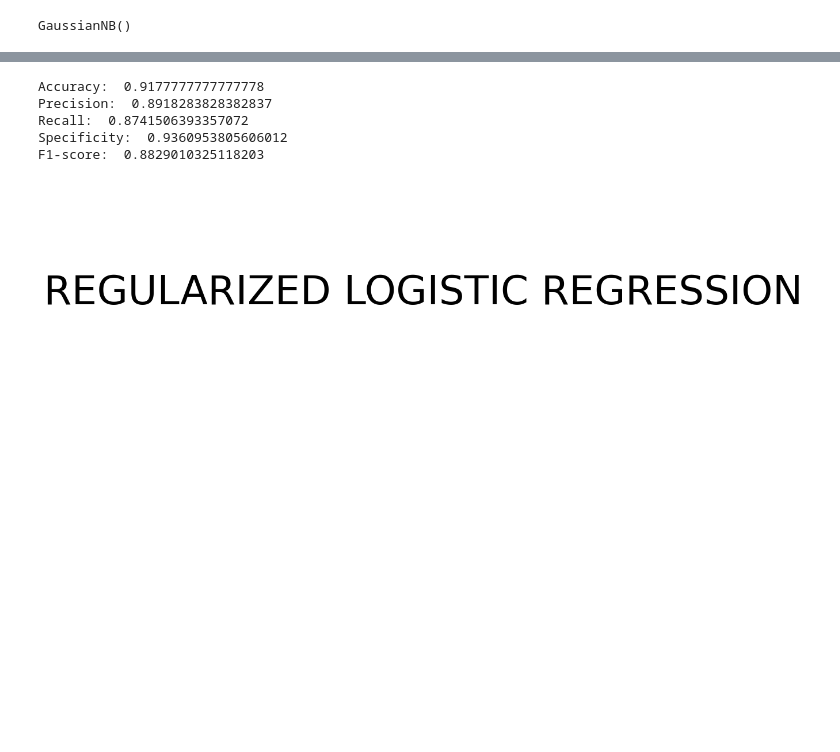
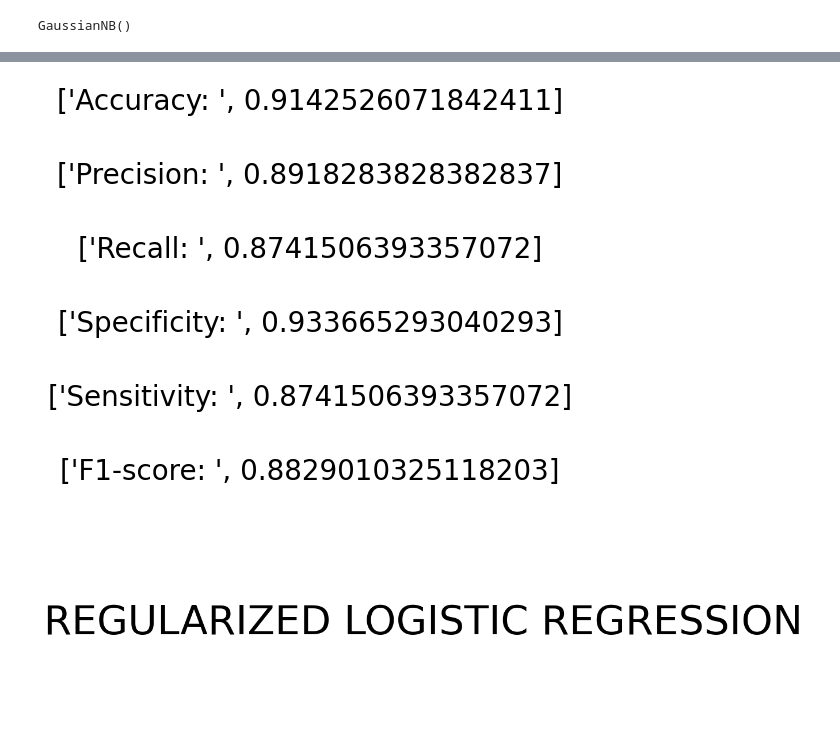
Before and after one commit to MG-Rusiana/Final_Project_Machine_Learning, a Jupyter notebook: final-project-machine-learning.ipynb, the cells around one changed output, grey strips where cells are left out. Drawn from its saved outputs; the diff is of its cells as text; code cells hidden in the pictures; blank space fills up the shorter version.

```diff
--- a/final-project-machine-learning.ipynb
+++ b/final-project-machine-learning.ipynb
@@ -201,45 +213,50 @@ array([[103,   0,   6],
 #Calculating the performance scores
 nb_tp1, nb_tp2, nb_tp3 = 103, 74, 86
 nb_fp1, nb_fp2, nb_fp3 = 22, 0, 15
-nb_tn1, nb_tn2, nb_tn3 = 169, 213, 181
+nb_tn1, nb_tn2, nb_tn3 = 160, 189, 177
 nb_fn1, nb_fn2, nb_fn3 = 6, 13, 18
 
 nb_tp = nb_tp1 + nb_tp2 + nb_tp3
 nb_fp = nb_fp1 + nb_fp2 + nb_fp3
 nb_tn = nb_tn1 + nb_tn2 + nb_tn3
 nb_fn = nb_fn1 + nb_fn2 + nb_fn3
 
 
 nb_accuracy = (nb_tp + nb_tn) / (nb_tp + nb_tn + nb_fp + nb_fn)
 
 nb_precision_class1 = nb_tp1 / (nb_tp1 + nb_fp1)
 nb_precision_class2 = nb_tp2 / (nb_tp2 + nb_fp2)
 nb_precision_class3 = nb_tp3 / (nb_tp3 + nb_fp3)
 nb_precision_average = (nb_precision_class1 + nb_precision_class2 + nb_precision_class3) / 3
 
 nb_recall_class1 = nb_tp1 / (nb_tp1 + nb_fn1)
 nb_recall_class2 = nb_tp2 / (nb_tp2 + nb_fn2)
 nb_recall_class3 = nb_tp3 / (nb_tp3 + nb_fn3)
 nb_recall_average = (nb_recall_class1 + nb_recall_class2 + nb_recall_class3) / 3
 
 nb_specificity_class1 = nb_tn1 / ( nb_fp1 + nb_tn1 )
 nb_specificity_class2 = nb_tn2 / ( nb_fp2 + nb_tn2 )
 nb_specificity_class3 = nb_tn3 / ( nb_fp3 + nb_tn3 )
 nb_specificity_average = (nb_specificity_class1 + nb_specificity_class2 + nb_specificity_class3) / 3
 
+nb_sensitivity_class1 = nb_tp1 / (nb_tp1 + nb_fn1)
+nb_sensitivity_class2 = nb_tp2 / (nb_tp2 + nb_fn2)
+nb_sensitivity_class3 = nb_tp3 / (nb_tp3 + nb_fn3)
+nb_sensitivity_average = (nb_sensitivity_class1 + nb_sensitivity_class2 + nb_sensitivity_class3) / 3
+
 nb_f1 = 2 * (nb_precision_average * nb_recall_average) / (nb_precision_average + nb_recall_average)
 
-print("Accuracy: ", nb_accuracy)
-print("Precision: ", nb_precision_average)
-print("Recall: ", nb_recall_average)
-print("Specificity: ", nb_specificity_average)
-print("F1-score: ", nb_f1)
+plt.figure()
+plt.text(0.5, 1, ["Accuracy: ", nb_accuracy], fontsize=20, ha='center', va='center')
+plt.text(0.5, 0.8, ["Precision: ", nb_precision_average], fontsize=20, ha='center', va='center')
+plt.text(0.5, 0.6, ["Recall: ", nb_recall_average], fontsize=20, ha='center', va='center')
+plt.text(0.5, 0.4, ["Specificity: ", nb_specificity_average], fontsize=20, ha='center', va='center')
+plt.text(0.5, 0.2, ["Sensitivity: ", nb_sensitivity_average], fontsize=20, ha='center', va='center')
+plt.text(0.5, 0, ["F1-score: ", nb_f1], fontsize=20, ha='center', va='center')
+plt.axis('off')
+plt.show()
 # %% [output]
-Accuracy:  0.9177777777777778
-Precision:  0.8918283828382837
-Recall:  0.8741506393357072
-Specificity:  0.9360953805606012
-F1-score:  0.8829010325118203
+[figure, added]
 # %%
 #==============================================================REGULARIZED LOGISTIC REGRESSION=======================================================================
 plt.figure()
```
Also changed, not shown: parts of 18 cells of this notebook.
